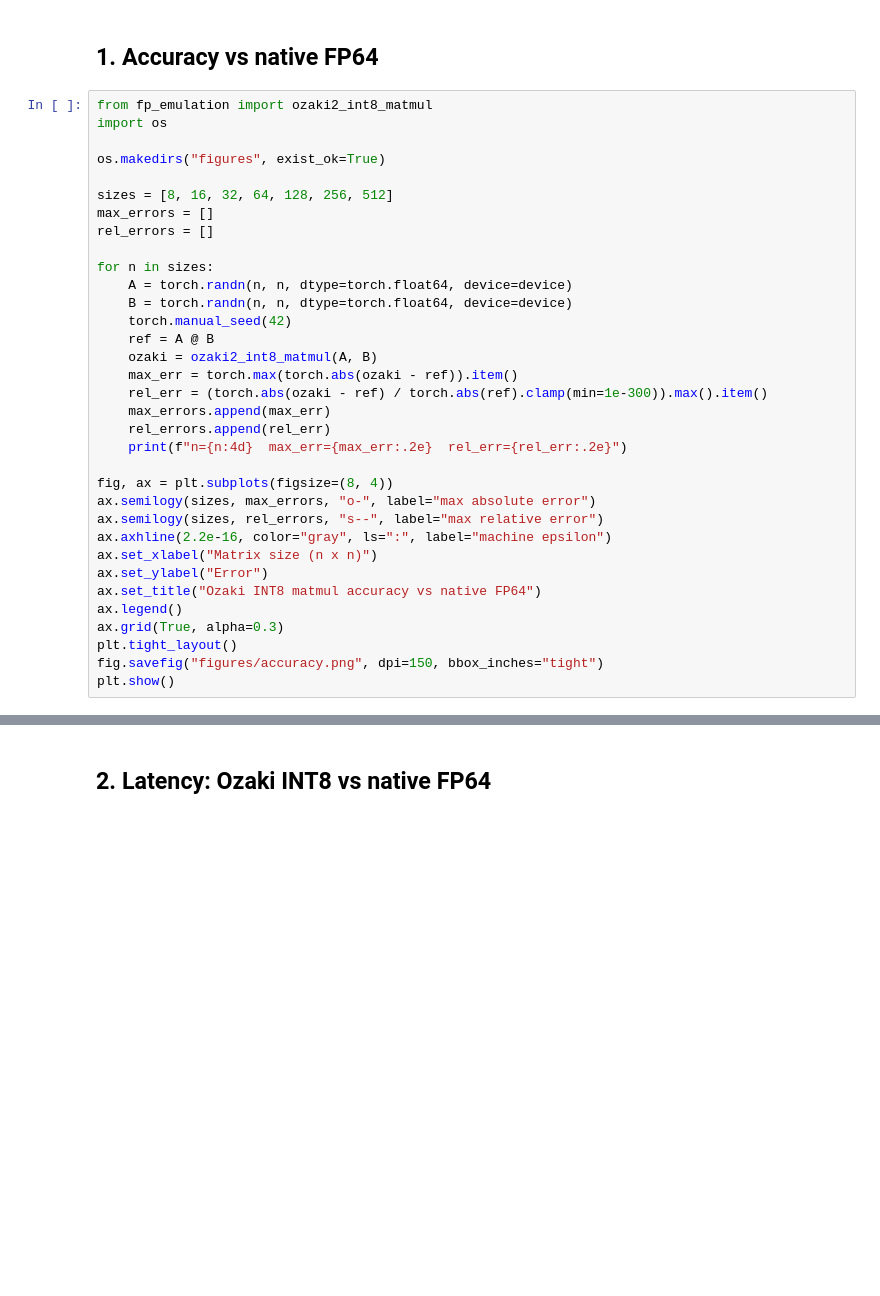
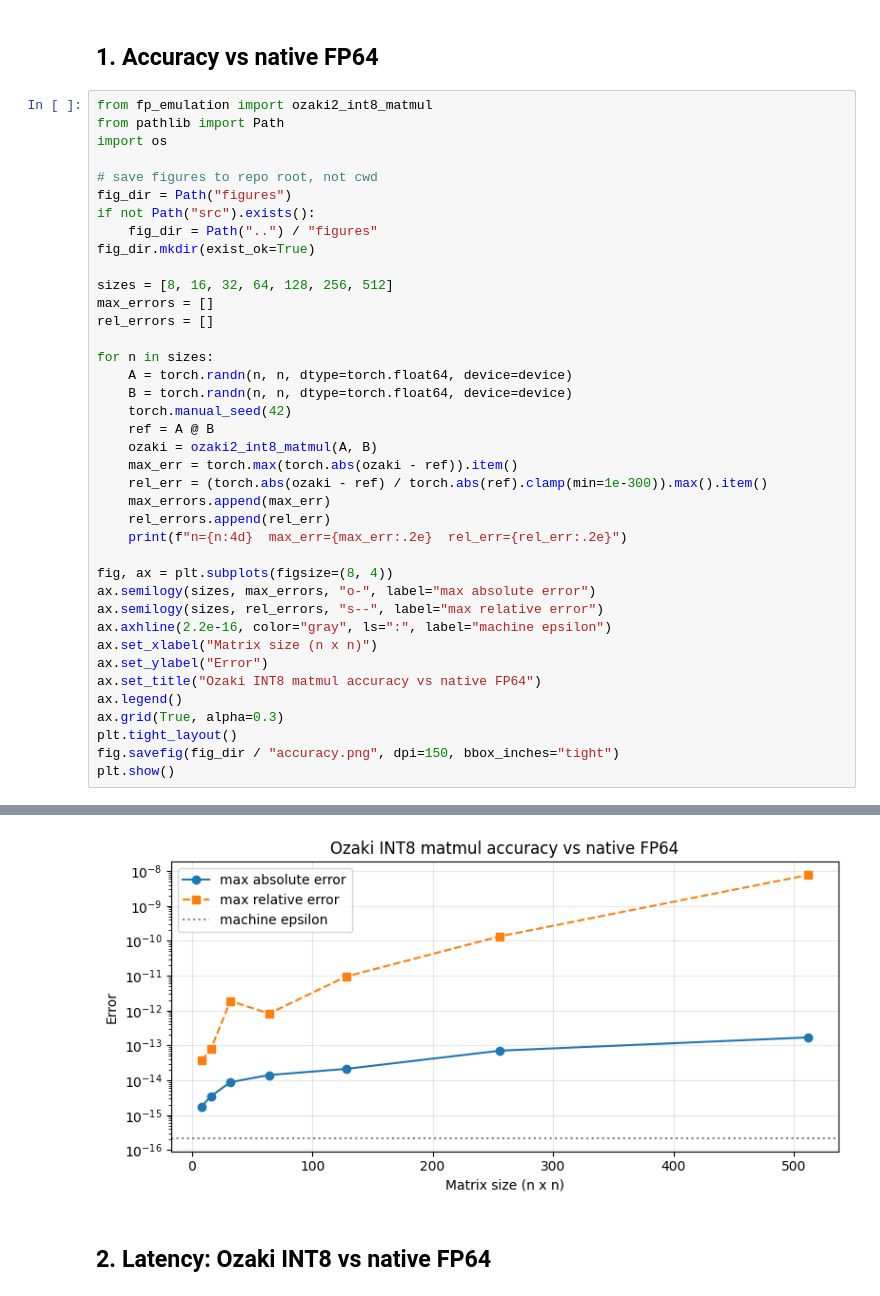
Before and after one commit to thezettascale/fp-emulation, a Jupyter notebook: notebooks/04_demo.ipynb, the cells around one changed output, grey strips where cells are left out. Drawn from its saved outputs; the diff is of its cells as text; blank space fills up the shorter version.

```diff
--- a/notebooks/04_demo.ipynb
+++ b/notebooks/04_demo.ipynb
@@ -22,9 +28,14 @@ GPU: NVIDIA GeForce GTX 1650
 ## 1. Accuracy vs native FP64
 # %%
 from fp_emulation import ozaki2_int8_matmul
+from pathlib import Path
 import os
 
-os.makedirs("figures", exist_ok=True)
+# save figures to repo root, not cwd
+fig_dir = Path("figures")
+if not Path("src").exists():
+    fig_dir = Path("..") / "figures"
+fig_dir.mkdir(exist_ok=True)
 
 sizes = [8, 16, 32, 64, 128, 256, 512]
 max_errors = []
@@ -52,5 +63,6 @@ ax.set_title("Ozaki INT8 matmul accuracy vs native FP64")
 ax.legend()
 ax.grid(True, alpha=0.3)
 plt.tight_layout()
-fig.savefig("figures/accuracy.png", dpi=150, bbox_inches="tight")
+fig.savefig(fig_dir / "accuracy.png", dpi=150, bbox_inches="tight")
 plt.show()
+# %% [output]
@@ -57,3 +76,4 @@ plt.show()
+[figure, added]
 # %% [markdown]
 ## 2. Latency: Ozaki INT8 vs native FP64
 # %%
```
Also changed, not shown: parts of 4 cells of this notebook, 6 other files.
